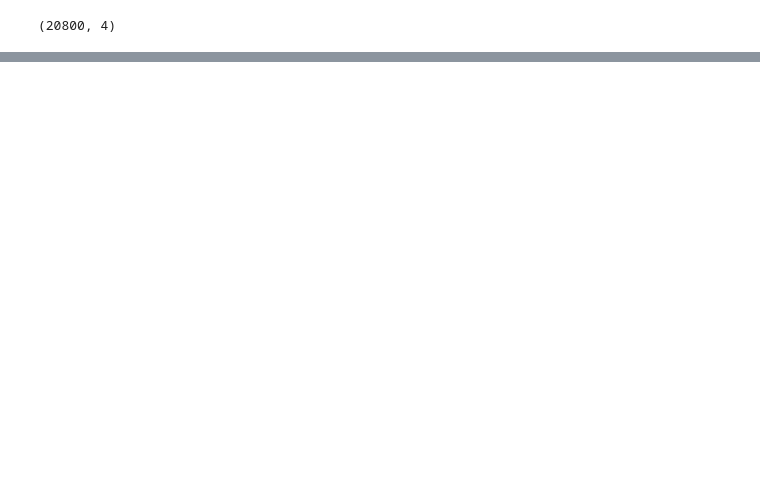
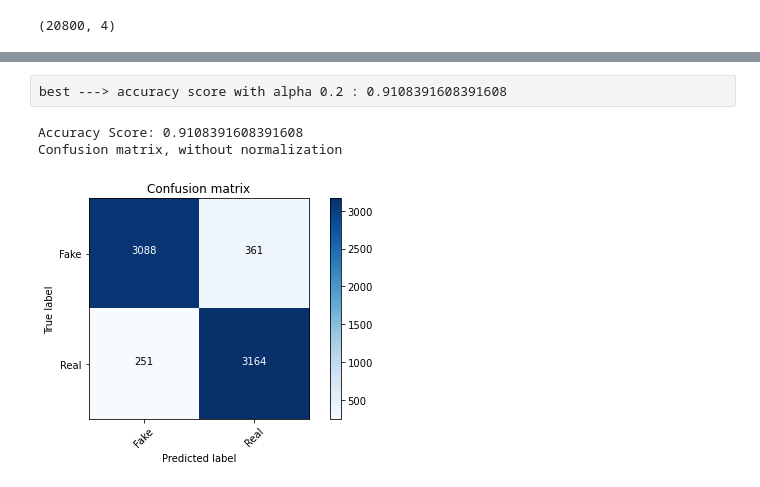
Before and after one commit to anshulsingh8101/Fake_news_classifier, a Jupyter notebook: fake_news_LSTM.ipynb, the cells around one changed output, grey strips where cells are left out. Saved outputs shown, nothing was run; the diff lists cells and outputs as text; code cells hidden in the pictures; blank space fills up the shorter version.

```diff
--- a/fake_news_LSTM.ipynb
+++ b/fake_news_LSTM.ipynb
@@ -425,0 +247,2 @@ Submission CSV is ready!
+# %%
+X = X.toarray()
@@ -425,0 +253,4 @@ Submission CSV is ready!
+# %%
+from sklearn.model_selection import train_test_split
+
+X_train, X_test, y_train, y_test = train_test_split(X,y, test_size=0.33,random_state = 42 )
@@ -425,0 +307,12 @@ Submission CSV is ready!
+# %%
+model_mnb = MultinomialNB()
+model_mnb.fit(X_train,y_train)
+y_pred_mnb = model_mnb.predict(X_test)
+
+acc_mnb = accuracy_score(y_test, y_pred_mnb)
+acc_mnb = np.round(acc_mnb, 3)
+print("Accuracy Score : {}".format(acc_mnb))
+
+
+cm = confusion_matrix(y_test, y_pred_mnb)
+plot_confusion_matrix(cm, classes=['FAKE', 'REAL'])
@@ -425,0 +325,7 @@ Submission CSV is ready!
+# %%
+for i in np.arange(0,1,0.1):
+    model_mnb_param = MultinomialNB(alpha=i)
+    model_mnb_param.fit(X_train,y_train)
+    y_pred_mnb_param = model_mnb_param.predict(X_test)
+    score_param = accuracy_score(y_test, y_pred_mnb_param)
+    print("accuracy score with alpha {} : {}".format(i, score_param))
@@ -425,0 +343,12 @@ Submission CSV is ready!
+# %% [raw]
+best ---> accuracy score with alpha 0.2 : 0.9108391608391608
+# %%
+matrix = confusion_matrix(y_test, MultinomialNB(alpha=0.2).fit(X_train,y_train).predict(X_test))
+
+score_multi_param = accuracy_score(y_test, MultinomialNB(alpha=0.2).fit(X_train,y_train).predict(X_test))
+print("Accuracy Score: {}". format(score_multi_param))
+plot_confusion_matrix(matrix, classes=['Fake', 'Real'])
+# %% [output]
+Accuracy Score: 0.9108391608391608
+Confusion matrix, without normalization
+[figure, added]
```
Also changed, not shown: parts of 114 cells of this notebook.
